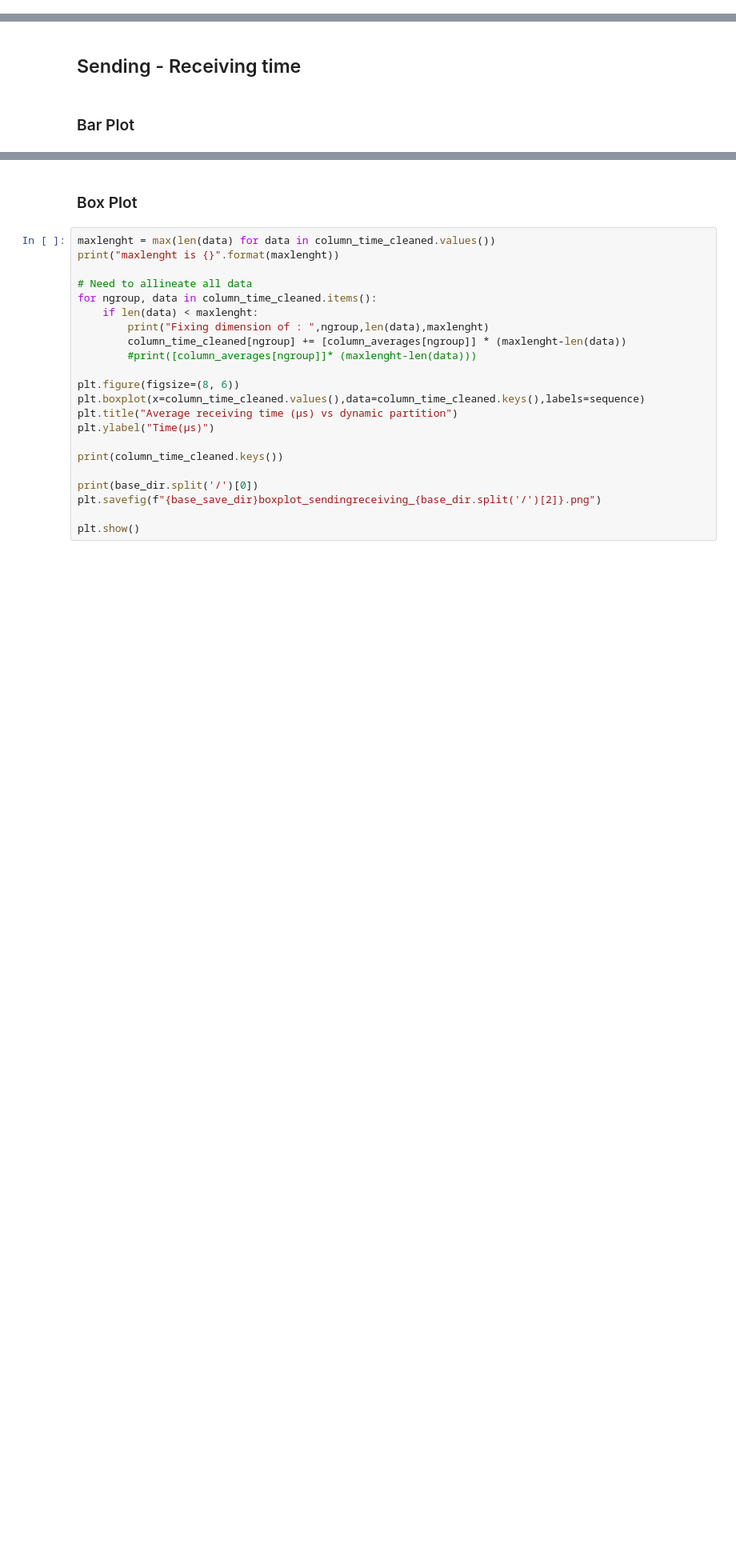
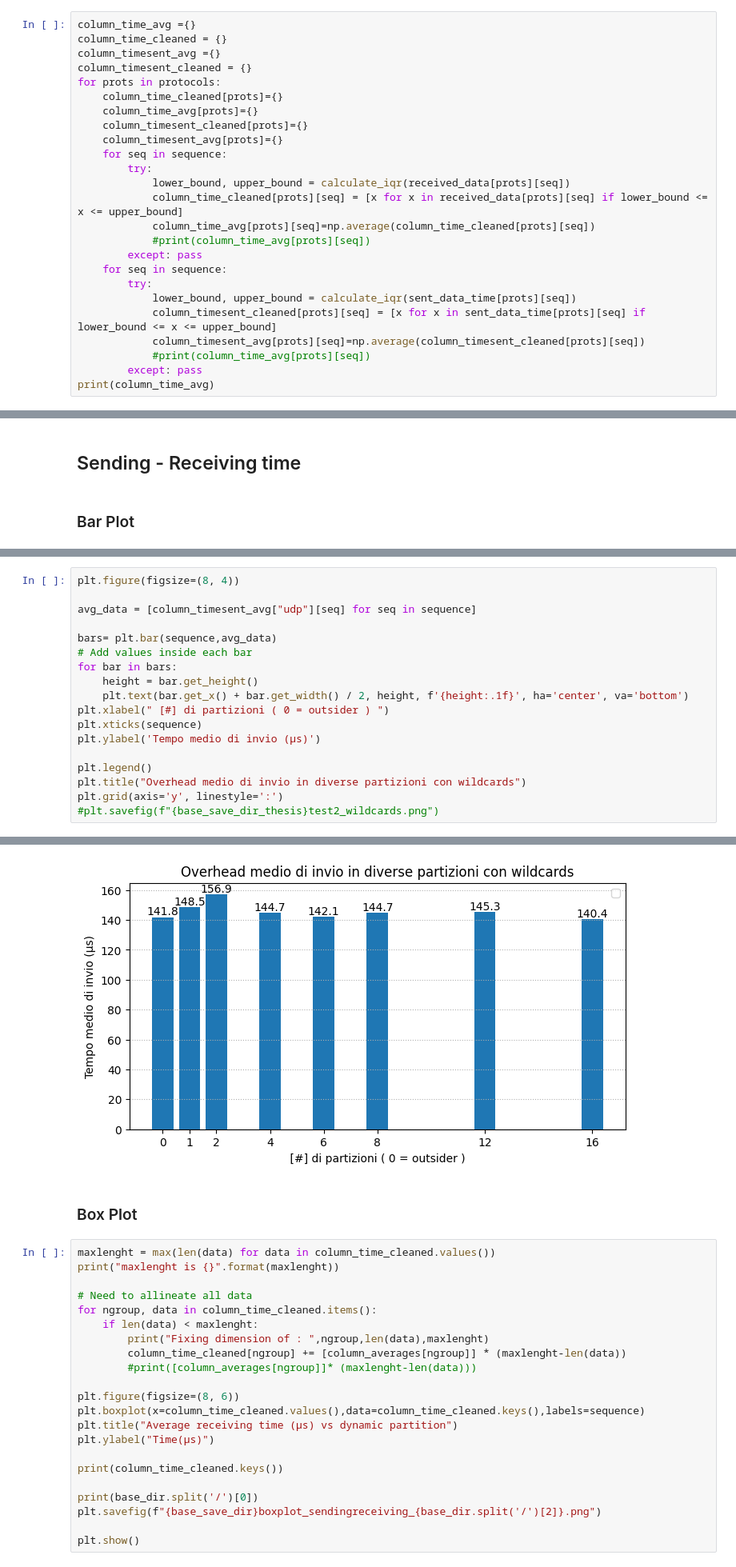
Before and after one commit to madella/tesiM, a Jupyter notebook: cineca/d_proc_wildcards.ipynb, the cells around one changed output, grey strips where cells are left out. Shown at 80% size. Drawn from its saved outputs; the diff is of its cells as text; blank space fills up the shorter version.

Commit message:
thesis -2

```diff
--- a/cineca/d_proc_wildcards.ipynb
+++ b/cineca/d_proc_wildcards.ipynb
@@ -171,0 +91,25 @@ for ngroup, data in column_time.items():
+# %%
+column_time_avg ={}
+column_time_cleaned = {}
+column_timesent_avg ={}
+column_timesent_cleaned = {}
+for prots in protocols:
+    column_time_cleaned[prots]={}
+    column_time_avg[prots]={}
+    column_timesent_cleaned[prots]={}
+    column_timesent_avg[prots]={}
+    for seq in sequence:
+        try:
+            lower_bound, upper_bound = calculate_iqr(received_data[prots][seq])
+            column_time_cleaned[prots][seq] = [x for x in received_data[prots][seq] if lower_bound <= x <= upper_bound]
+            column_time_avg[prots][seq]=np.average(column_time_cleaned[prots][seq])
+            #print(column_time_avg[prots][seq])
+        except: pass
+    for seq in sequence:
+        try:
+            lower_bound, upper_bound = calculate_iqr(sent_data_time[prots][seq])
+            column_timesent_cleaned[prots][seq] = [x for x in sent_data_time[prots][seq] if lower_bound <= x <= upper_bound]
+            column_timesent_avg[prots][seq]=np.average(column_timesent_cleaned[prots][seq])
+            #print(column_time_avg[prots][seq])
+        except: pass
+print(column_time_avg)
@@ -212,0 +122,19 @@ No artists with labels found to put in legend.  Note that artists whose label st
+# %%
+plt.figure(figsize=(8, 4))
+
+avg_data = [column_timesent_avg["udp"][seq] for seq in sequence]
+
+bars= plt.bar(sequence,avg_data)
+# Add values inside each bar
+for bar in bars:
+    height = bar.get_height()
+    plt.text(bar.get_x() + bar.get_width() / 2, height, f'{height:.1f}', ha='center', va='bottom')
+plt.xlabel(" [#] di partizioni ( 0 = outsider ) ")
+plt.xticks(sequence)
+plt.ylabel('Tempo medio di invio (μs)')
+
+plt.legend()
+plt.title("Overhead medio di invio in diverse partizioni con wildcards")
+plt.grid(axis='y', linestyle=':')
+#plt.savefig(f"{base_save_dir_thesis}test2_wildcards.png")
+# %% [output]
@@ -213,3 +142,4 @@ No artists with labels found to put in legend.  Note that artists whose label st
+[figure, added]
 # %% [markdown]
 ### Box Plot
 # %%
```
Also changed, not shown: parts of 8 cells of this notebook, 29 other files.
